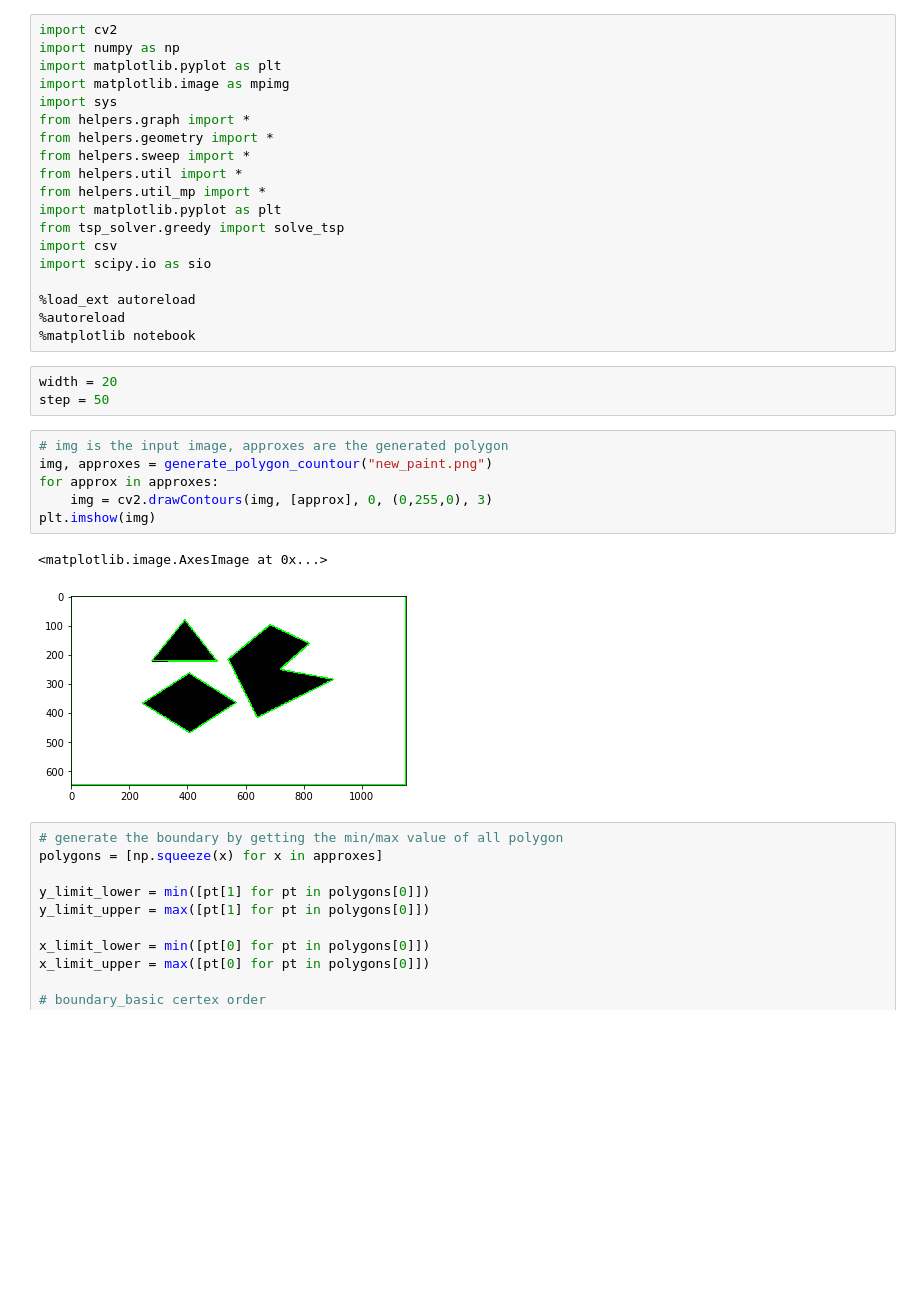
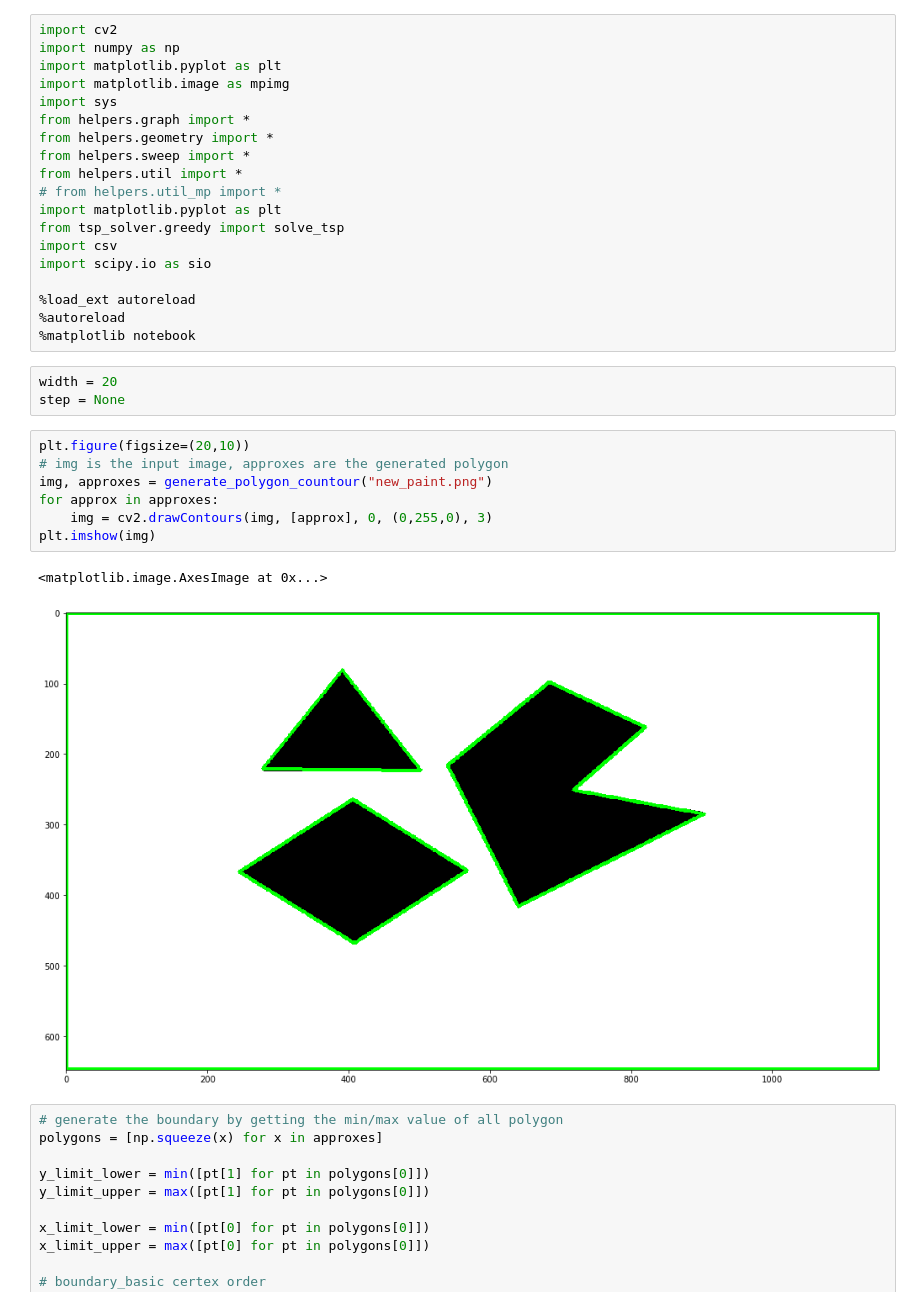
Before and after one commit to KunHanKH/Comple-Coverage-Path-PLanning-Based-on-Cell-Desomposition, a Jupyter notebook: Countour Detection and Polygon Approxiamation.ipynb, the cells around one changed output. Saved outputs shown, nothing was run; the diff lists cells and outputs as text; blank space fills up the shorter version.

```diff
--- a/Countour Detection and Polygon Approxiamation.ipynb
+++ b/Countour Detection and Polygon Approxiamation.ipynb
@@ -8,7 +8,7 @@ from helpers.graph import *
 from helpers.geometry import *
 from helpers.sweep import *
 from helpers.util import *
-from helpers.util_mp import *
+# from helpers.util_mp import *
 import matplotlib.pyplot as plt
 from tsp_solver.greedy import solve_tsp
 import csv
@@ -19,16 +19,17 @@ import scipy.io as sio
 %matplotlib notebook
 # %%
 width = 20
-step = 50
+step = None
 # %%
+plt.figure(figsize=(20,10))
 # img is the input image, approxes are the generated polygon
 img, approxes = generate_polygon_countour("new_paint.png")
 for approx in approxes:
     img = cv2.drawContours(img, [approx], 0, (0,255,0), 3)
 plt.imshow(img)
 # %% [output]
 <matplotlib.image.AxesImage at 0x...>
-[figure, old version]
+[figure, new version]
 # %%
 # generate the boundary by getting the min/max value of all polygon
 polygons = [np.squeeze(x) for x in approxes]
```
Also changed, not shown: parts of 8 cells of this notebook, 16 other files.
